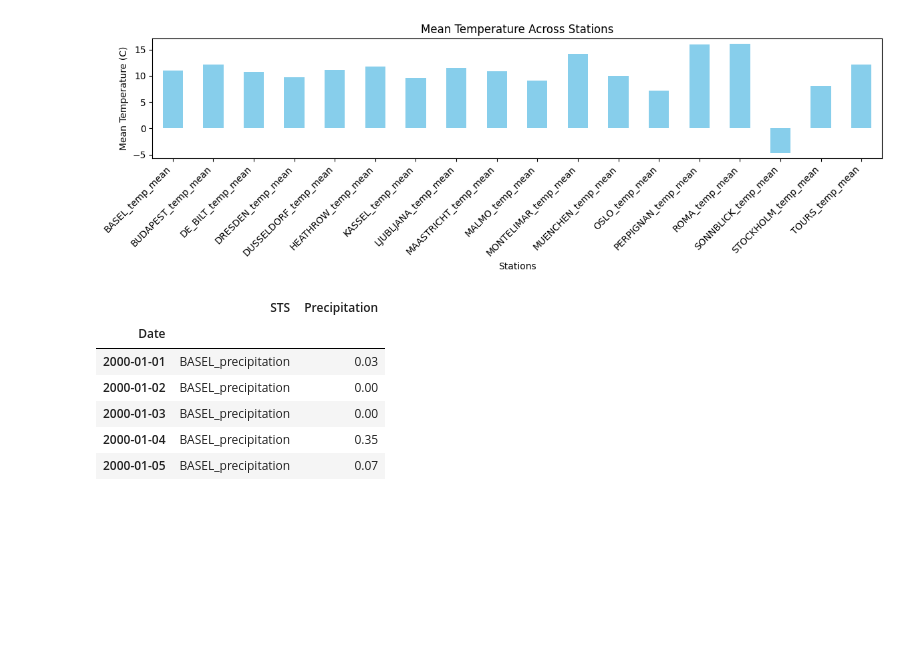
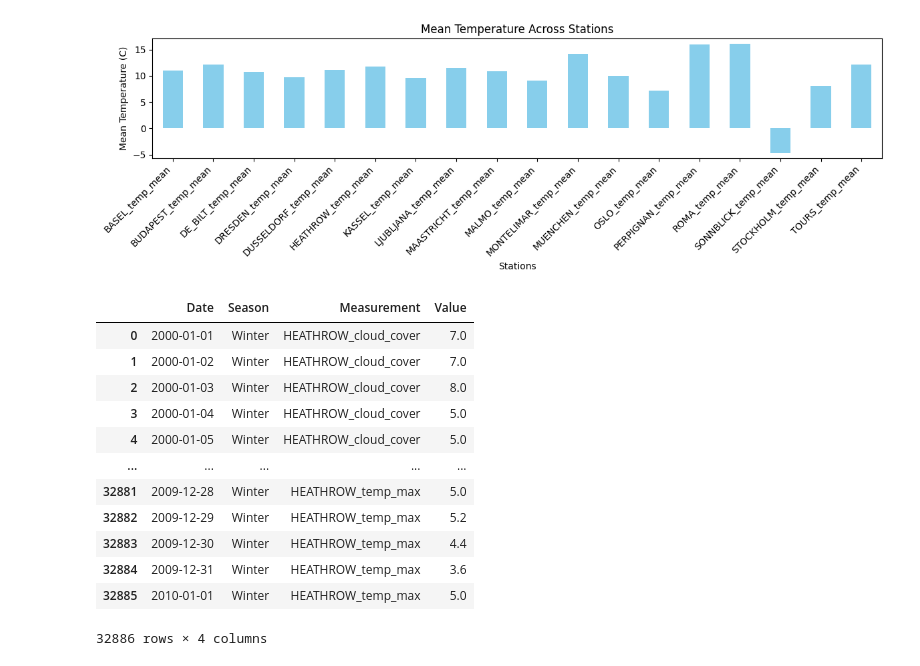
Before and after one commit to ImHungry48/WeatherAnalysis, a Jupyter notebook: WeatherDataAnalysis.ipynb, the cells around one changed output. Cells and saved outputs as stored; diff of their text form; code cells hidden in the pictures; blank space fills up the shorter version.

```diff
--- a/WeatherDataAnalysis.ipynb
+++ b/WeatherDataAnalysis.ipynb
@@ -214,27 +214,36 @@ plt.tight_layout() # Enhance readability
 plt.show()
 # %% [output]
 [figure]
-# %%
-# Convert 'Date' column to datetime
-data['Date'] = pd.to_datetime(data['DATE'], format='%Y%m%d')
-
-# Filter out columns that are relevant, those that contain 'precipitation' in their name
-precipitation_columns = [col for col in data.columns if 'precipitation' in col]
-temperature_columns = [col for col in data.columns if 'temp_mean' in col]
-humidity_columns = [col for col in data.columns if 'humidity' in col]
-
-# Create a new DataFrame that melts the original data so each row contains a single station's precipitation data per date
-time_series = data.melt(id_vars=['Date'], value_vars=precipitation_columns, var_name='STS', value_name='Precipitation')
-
-# Set 'Date' as the index of the dataframe
-time_series.set_index('Date', inplace=True)
-
-display(time_series.head())
-# %% [output]
-|  | STS | Precipitation |
-| Date |  |  |
-| 2000-01-01 | BASEL_precipitation | 0.03 |
-| 2000-01-02 | BASEL_precipitation | 0.00 |
-| 2000-01-03 | BASEL_precipitation | 0.00 |
-| 2000-01-04 | BASEL_precipitation | 0.35 |
-| 2000-01-05 | BASEL_precipitation | 0.07 |
+# %%
+data['Season'] = data['MONTH'].apply(assign_season)
+
+# Convert 'Date' column to datetime
+data['Date'] = pd.to_datetime(data['DATE'], format='%Y%m%d')
+
+# Filter out columns related to heathrow
+heathrow_columns = [col for col in data.columns if 'HEATHROW' in col]
+
+# Include the 'Date' column and 'Season' for context
+heathrow_columns += ['Date', 'Season']
+
+# Create a DataFrame for heathrow
+heathrow_data = data[heathrow_columns]
+
+# Melt the data to have each weather measurement as a separate column
+heathrow_data_melted = heathrow_data.melt(id_vars=['Date', 'Season'], var_name='Measurement', value_name='Value')
+# %%
+display(heathrow_data_melted)
+# %% [output]
+|  | Date | Season | Measurement | Value |
+| 0 | 2000-01-01 | Winter | HEATHROW_cloud_cover | 7.0 |
+| 1 | 2000-01-02 | Winter | HEATHROW_cloud_cover | 7.0 |
+| 2 | 2000-01-03 | Winter | HEATHROW_cloud_cover | 8.0 |
+| 3 | 2000-01-04 | Winter | HEATHROW_cloud_cover | 5.0 |
+| 4 | 2000-01-05 | Winter | HEATHROW_cloud_cover | 5.0 |
+| ... | ... | ... | ... | ... |
+| 32881 | 2009-12-28 | Winter | HEATHROW_temp_max | 5.0 |
+| 32882 | 2009-12-29 | Winter | HEATHROW_temp_max | 5.2 |
+| 32883 | 2009-12-30 | Winter | HEATHROW_temp_max | 4.4 |
+| 32884 | 2009-12-31 | Winter | HEATHROW_temp_max | 3.6 |
+| 32885 | 2010-01-01 | Winter | HEATHROW_temp_max | 5.0 |
+32886 rows × 4 columns
```
Also changed, not shown: parts of 5 cells of this notebook, 1 other file.
